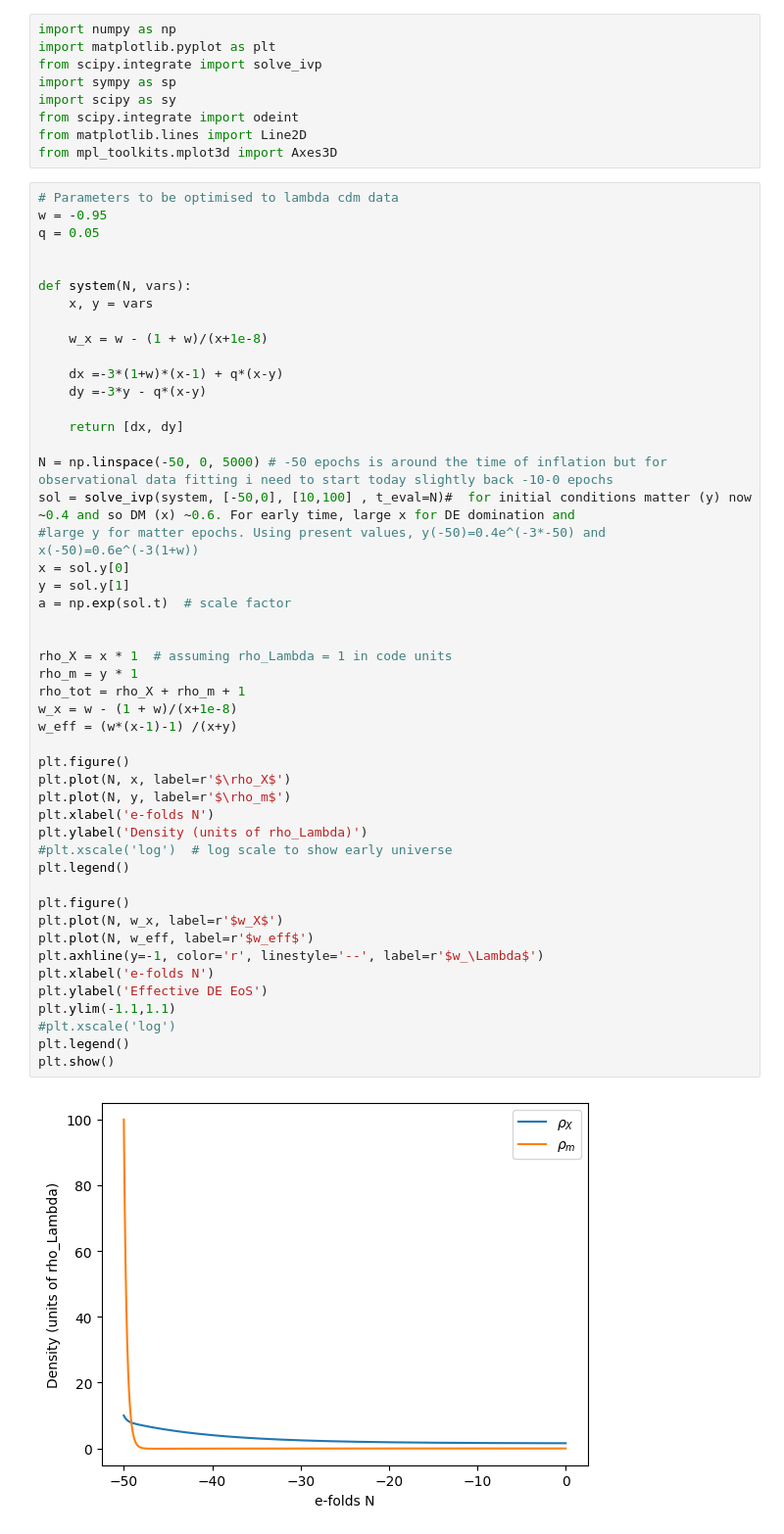
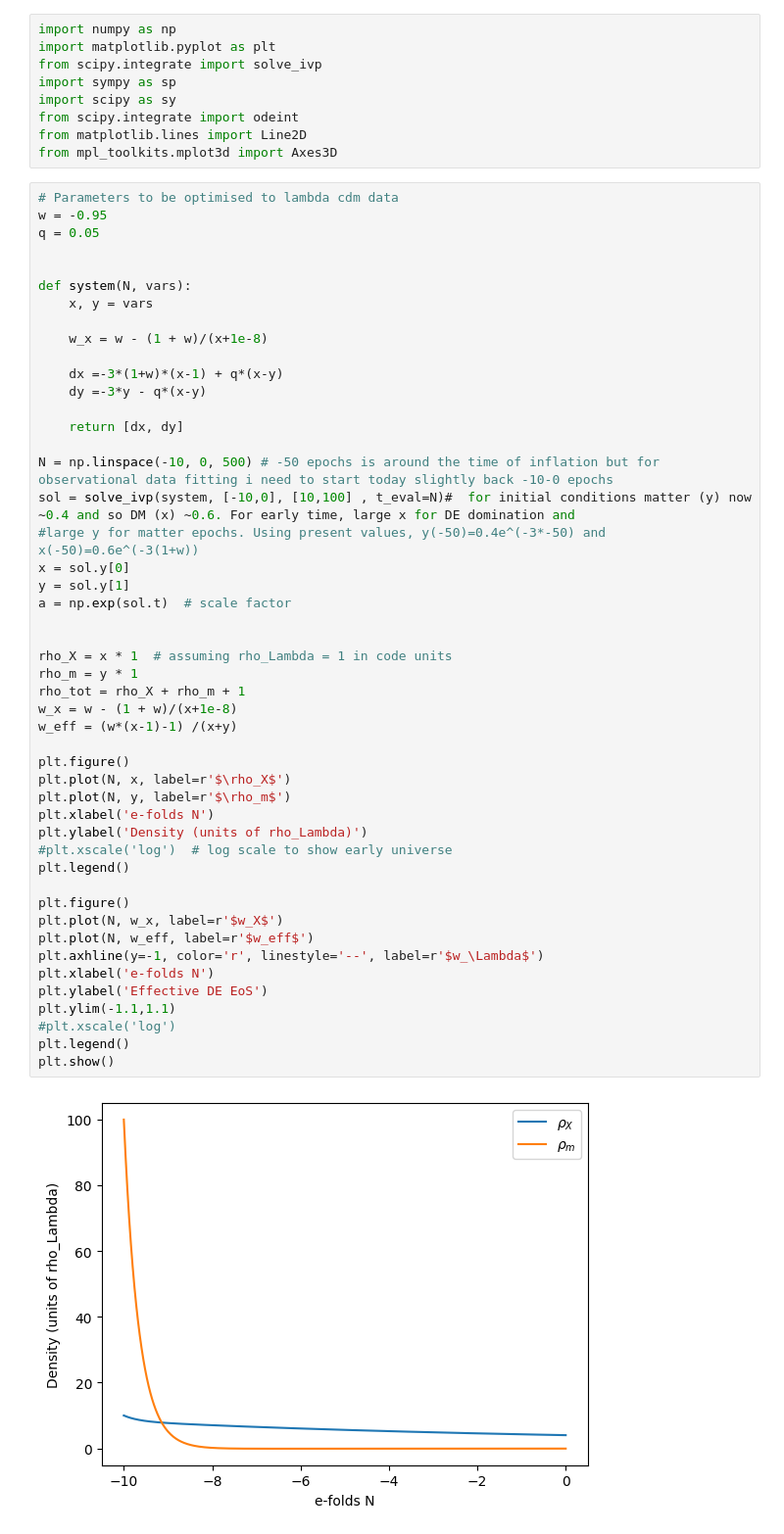
Before and after one commit to up2107120/Dynamical-systems-of-DE, a Jupyter notebook: Affine DE+DM liquid model.ipynb, the cells around one changed output. Shown at 98% size. Drawn from its saved outputs; the diff is of its cells as text.

```diff
--- a/Affine DE+DM liquid model.ipynb
+++ b/Affine DE+DM liquid model.ipynb
@@ -23,37 +23,37 @@ def system(N, vars):
 
     return [dx, dy]
 
-N = np.linspace(-50, 0, 5000) # -50 epochs is around the time of inflation but for observational data fitting i need to start today slightly back -10-0 epochs
-sol = solve_ivp(system, [-50,0], [10,100] , t_eval=N)#  for initial conditions matter (y) now ~0.4 and so DM (x) ~0.6. For early time, large x for DE domination and
+N = np.linspace(-10, 0, 500) # -50 epochs is around the time of inflation but for observational data fitting i need to start today slightly back -10-0 epochs
+sol = solve_ivp(system, [-10,0], [10,100] , t_eval=N)#  for initial conditions matter (y) now ~0.4 and so DM (x) ~0.6. For early time, large x for DE domination and
 #large y for matter epochs. Using present values, y(-50)=0.4e^(-3*-50) and x(-50)=0.6e^(-3(1+w))
 x = sol.y[0]
 y = sol.y[1]
 a = np.exp(sol.t)  # scale factor
 
 
 rho_X = x * 1  # assuming rho_Lambda = 1 in code units
 rho_m = y * 1
 rho_tot = rho_X + rho_m + 1
 w_x = w - (1 + w)/(x+1e-8)
 w_eff = (w*(x-1)-1) /(x+y)
 
 plt.figure()
 plt.plot(N, x, label=r'$\rho_X$')
 plt.plot(N, y, label=r'$\rho_m$')
 plt.xlabel('e-folds N')
 plt.ylabel('Density (units of rho_Lambda)')
 #plt.xscale('log')  # log scale to show early universe
 plt.legend()
 
 plt.figure()
 plt.plot(N, w_x, label=r'$w_X$')
 plt.plot(N, w_eff, label=r'$w_eff$')
 plt.axhline(y=-1, color='r', linestyle='--', label=r'$w_\Lambda$')
 plt.xlabel('e-folds N')
 plt.ylabel('Effective DE EoS')
 plt.ylim(-1.1,1.1)
 #plt.xscale('log')
 plt.legend()
 plt.show()
 # %% [output]
-[figure, old version]
+[figure, new version]
```
Also changed, not shown: parts of 4 cells of this notebook, 1 other file.
